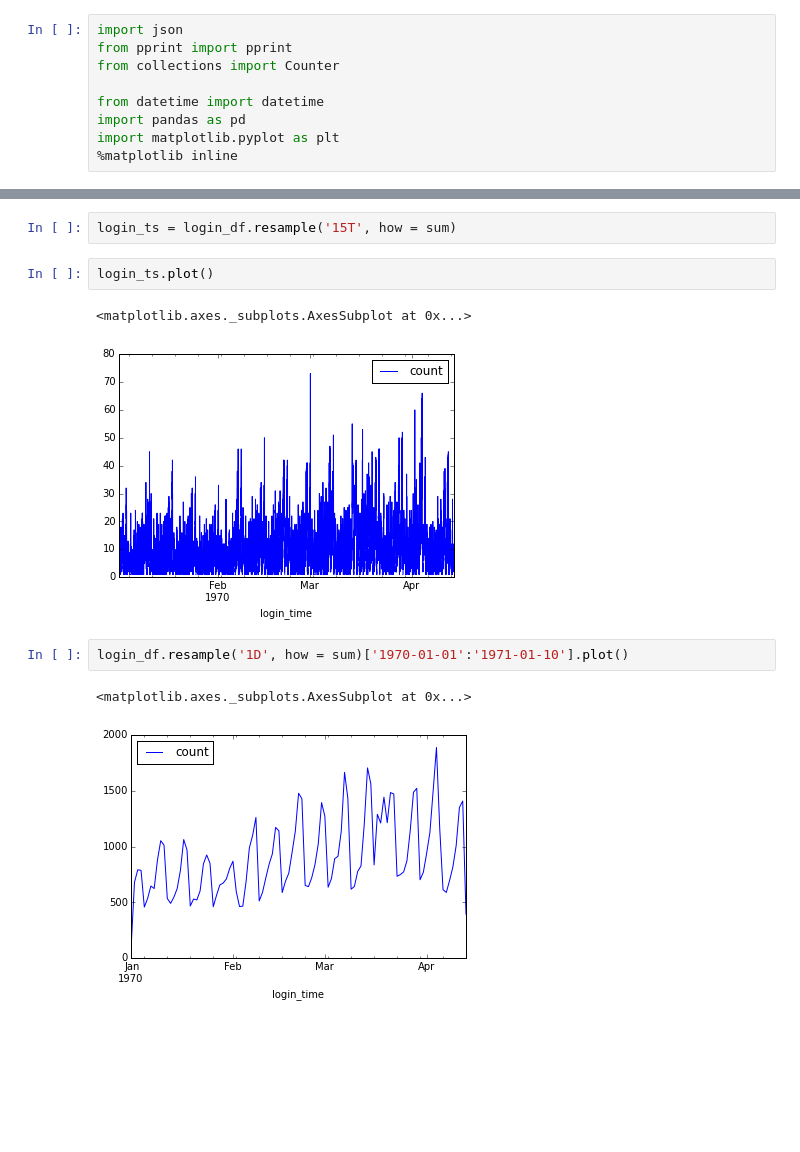
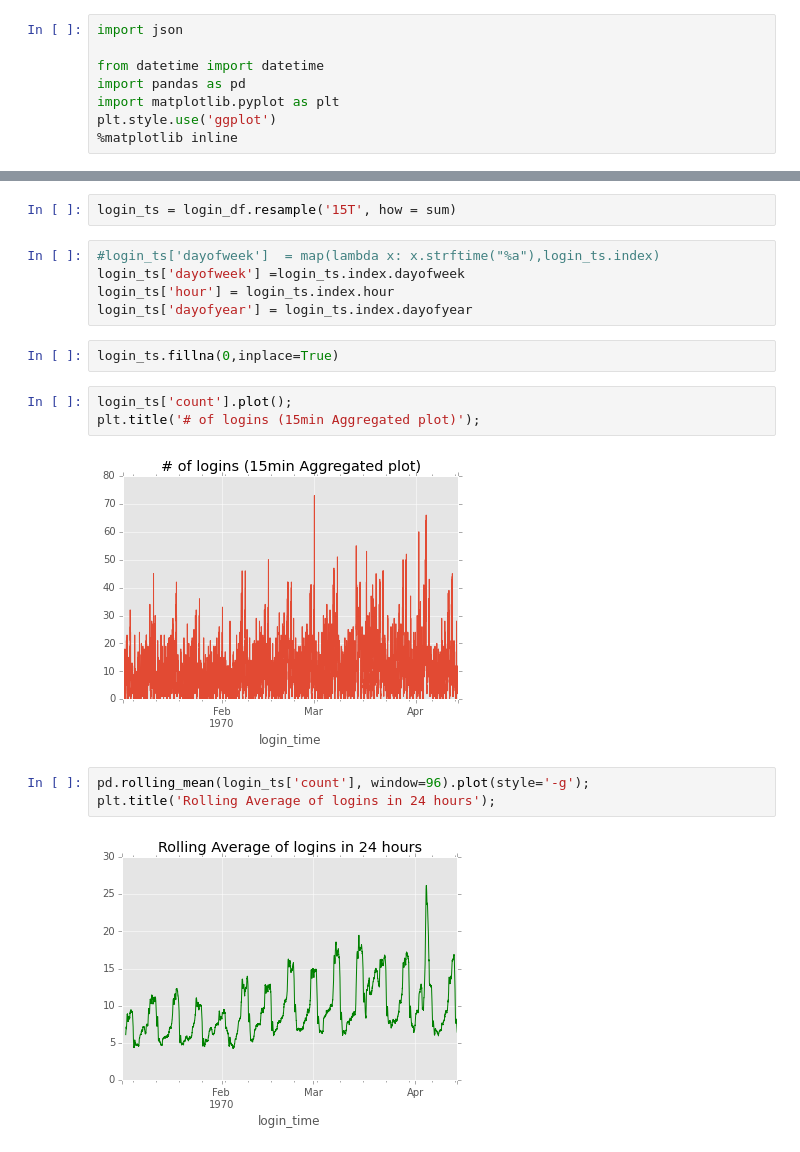
Before and after one commit to evril7490/uber, a Jupyter notebook: test1.ipynb, the cells around one changed output, grey strips where cells are left out. Cells and saved outputs as stored; diff of their text form; blank space fills up the shorter version.

```diff
--- a/test1.ipynb
+++ b/test1.ipynb
@@ -1,9 +4,8 @@
 # %%
 import json
-from pprint import pprint
-from collections import Counter
 
 from datetime import datetime
 import pandas as pd
 import matplotlib.pyplot as plt
+plt.style.use('ggplot')
 %matplotlib inline
@@ -35,13 +37,20 @@ login_df.set_index('login_time', inplace = True)
 login_df['count'] = 1
 # %%
 login_ts = login_df.resample('15T', how = sum)
-# %%
-login_ts.plot()
-# %% [output]
-<matplotlib.axes._subplots.AxesSubplot at 0x...>
-[figure, removed]
-# %%
-login_df.resample('1D', how = sum)['1970-01-01':'1971-01-10'].plot()
-# %% [output]
-<matplotlib.axes._subplots.AxesSubplot at 0x...>
-[figure, removed]
+# %%
+#login_ts['dayofweek']  = map(lambda x: x.strftime("%a"),login_ts.index)
+login_ts['dayofweek'] =login_ts.index.dayofweek
+login_ts['hour'] = login_ts.index.hour
+login_ts['dayofyear'] = login_ts.index.dayofyear
+# %%
+login_ts.fillna(0,inplace=True)
+# %%
+login_ts['count'].plot();
+plt.title('# of logins (15min Aggregated plot)');
+# %% [output]
+[figure, added]
+# %%
+pd.rolling_mean(login_ts['count'], window=96).plot(style='-g');
+plt.title('Rolling Average of logins in 24 hours');
+# %% [output]
+[figure, added]
```
Also changed, not shown: parts of 20 cells of this notebook, 2 other files.
